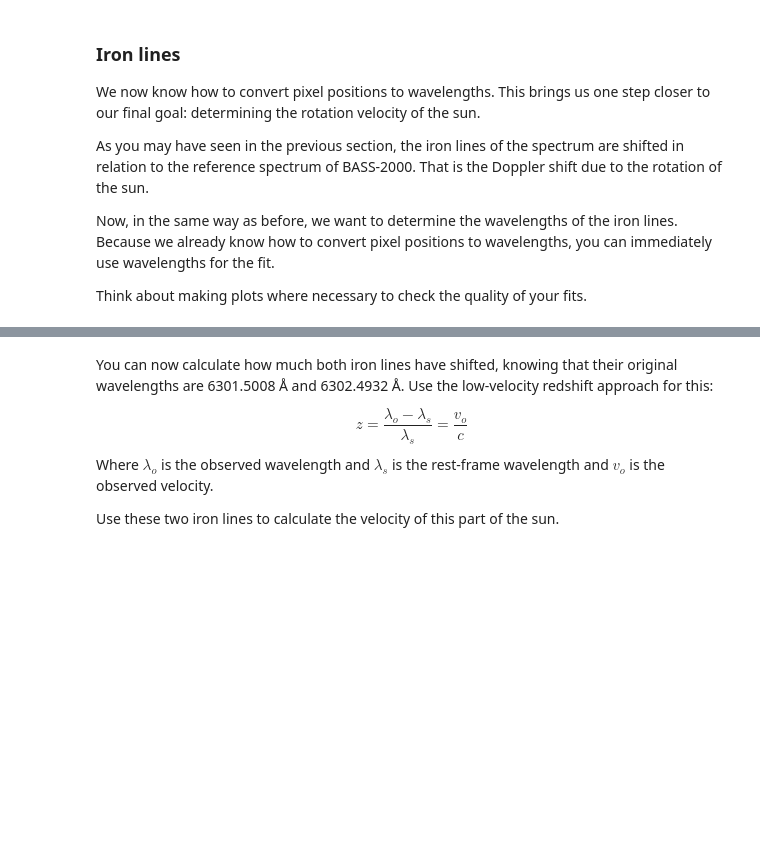
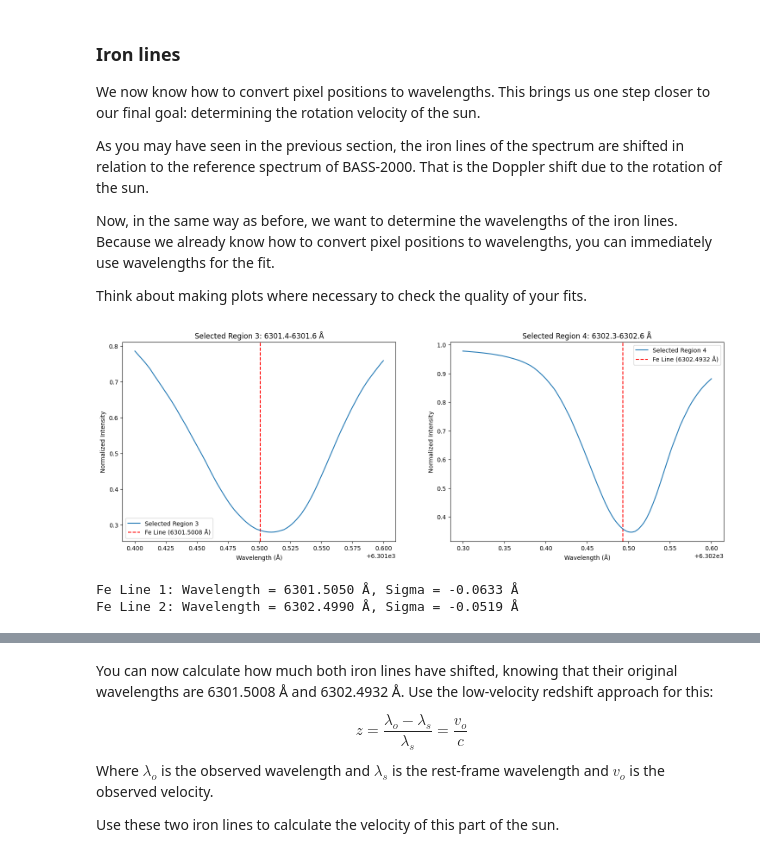
Before and after one commit to TheCaspeer/Universiteit-Leiden, a Jupyter notebook: year1_semester2/Praktische_Sterrenkunde/Opdracht6/TheSun.ipynb, the cells around one changed output, grey strips where cells are left out. Saved outputs shown, nothing was run; the diff lists cells and outputs as text; code cells hidden in the pictures; blank space fills up the shorter version.

```diff
--- a/year1_semester2/Praktische_Sterrenkunde/Opdracht6/TheSun.ipynb
+++ b/year1_semester2/Praktische_Sterrenkunde/Opdracht6/TheSun.ipynb
@@ -500,0 +495,39 @@ Think about making plots where necessary to check the quality of your fits.
+# %%
+selection3 = (6301.4, 6301.6)
+selection4 = (6302.3,6302.6)
+indices3 = np.where((solar_spectrum[0] >= selection3[0]) & (solar_spectrum[0] <= selection3[1]))
+indices4 = np.where((solar_spectrum[0] >= selection4[0]) & (solar_spectrum[0] <= selection4[1]))
+
+fe1_data = [solar_spectrum[0][indices3], solar_spectrum[1][indices3]]
+fe2_data = [solar_spectrum[0][indices4], solar_spectrum[1][indices4]]
+
+fig, (ax1, ax2) = plt.subplots(1, 2, figsize=(18, 6))
+ax1.plot(fe1_data[0], fe1_data[1], label="Selected Region 3")
+ax1.set_xlabel("Wavelength (Å)")
+ax1.set_ylabel("Normalized Intensity")
+ax1.set_title(f"Selected Region 3: {selection3[0]}-{selection3[1]} Å")
+ax1.axvline(6301.5008, color="red", linestyle="--", label="Fe Line (6301.5008 Å)",zorder=-1)
+ax1.legend()
+ax2.plot(fe2_data[0], fe2_data[1], label="Selected Region 4")
+ax2.set_xlabel("Wavelength (Å)")
+ax2.set_ylabel("Normalized Intensity")
+ax2.set_title(f"Selected Region 4: {selection4[0]}-{selection4[1]} Å")
+ax2.axvline(6302.4932, color="red", linestyle="--", label="Fe Line (6302.4932 Å)",zorder=-1)
+ax2.legend()
+plt.show()
+# %% [output]
+[figure, added]
+# %%
+p0 = [
+    [0.2, 6301.5, 0.1],  # a, mu, sigma
+    [0.15, 6302.5, 0.1]  # a, mu, sigma
+]
+
+fit3 = curve_fit(gauss, fe1_data[0], fe1_data[1], p0=p0[0])
+fit4 = curve_fit(gauss, fe2_data[0], fe2_data[1], p0=p0[1])
+
+print(f"Fe Line 1: Wavelength = {fit3[0][1]:.4f} Å, Sigma = {fit3[0][2]:.4f} Å")
+print(f"Fe Line 2: Wavelength = {fit4[0][1]:.4f} Å, Sigma = {fit4[0][2]:.4f} Å")
+# %% [output]
+Fe Line 1: Wavelength = 6301.5050 Å, Sigma = -0.0633 Å
+Fe Line 2: Wavelength = 6302.4990 Å, Sigma = -0.0519 Å
```
Also changed, not shown: parts of 5 cells of this notebook.
